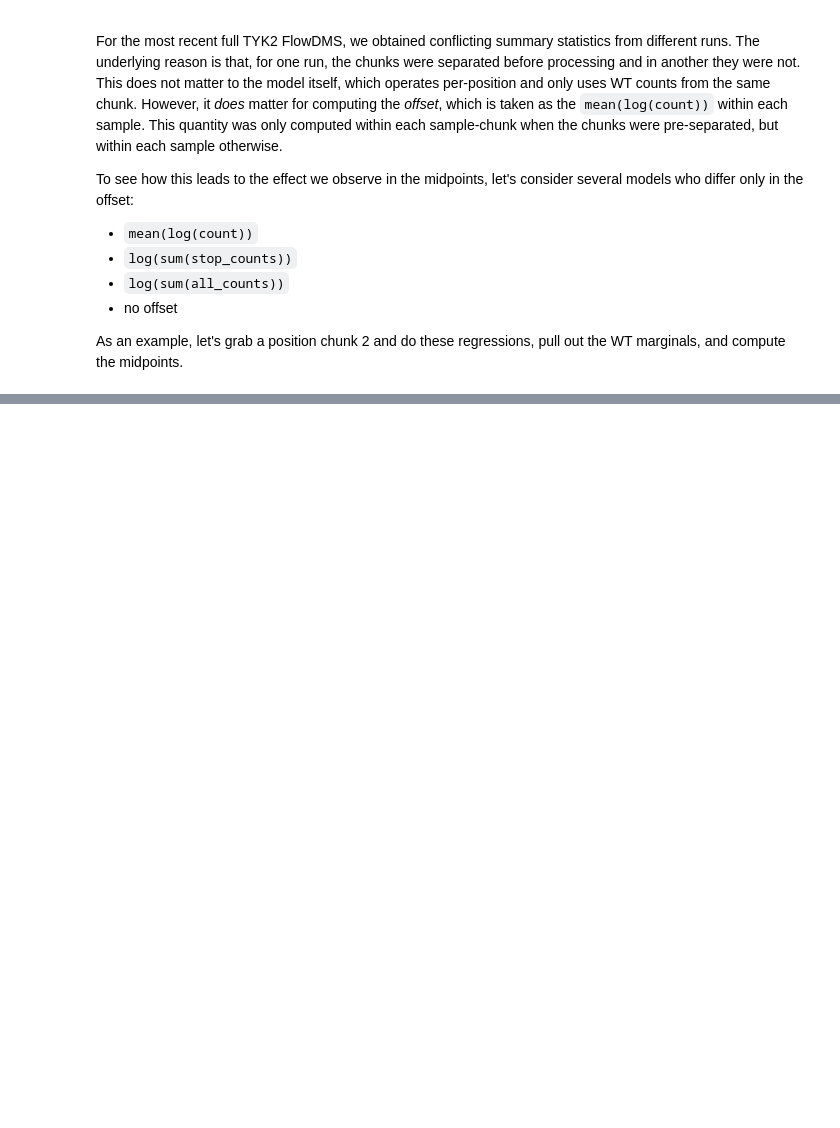
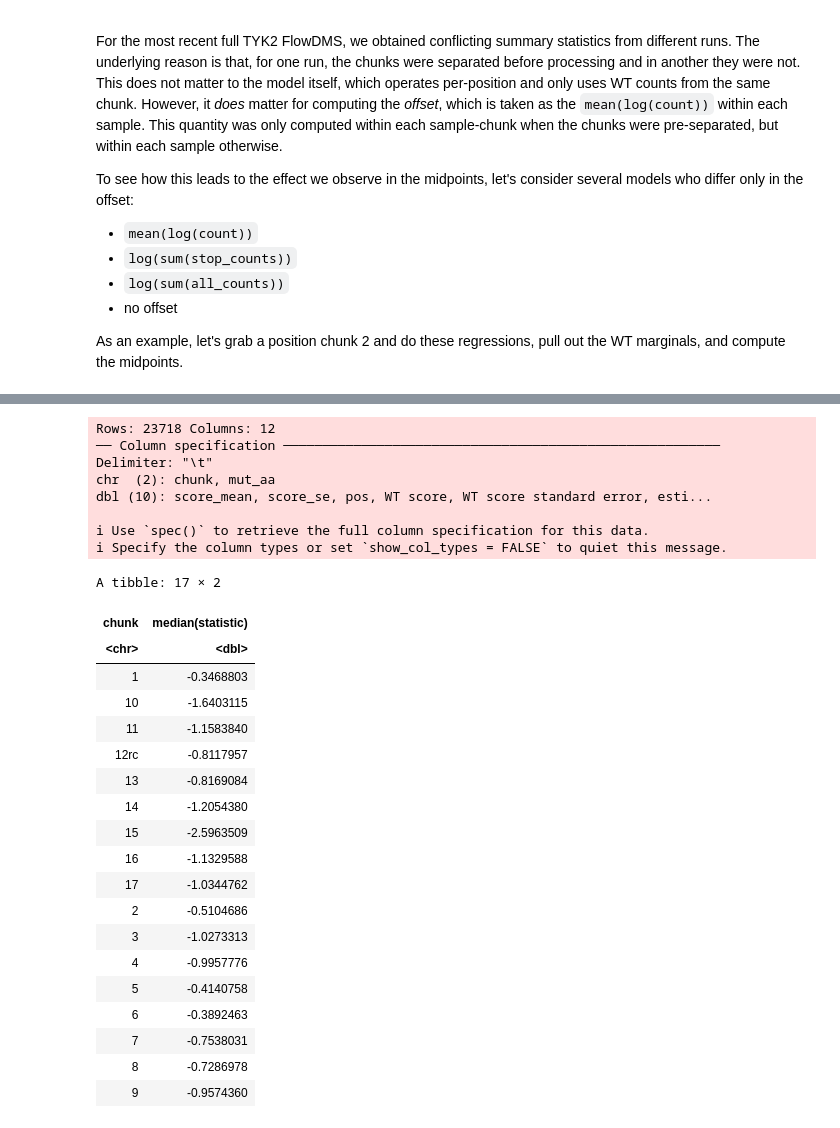
Before and after one commit to MiTPenguin/bms-dms, a Jupyter notebook: notebooks/TYK2-FlowDMS-Offsets.ipynb, the cells around one changed output, grey strips where cells are left out. Drawn from its saved outputs; the diff is of its cells as text; code cells hidden in the pictures; blank space fills up the shorter version.

```diff
--- a/notebooks/TYK2-FlowDMS-Offsets.ipynb
+++ b/notebooks/TYK2-FlowDMS-Offsets.ipynb
@@ -68,0 +247,34 @@ A tibble: 204 × 6
+# %%
+p <- read_tsv("../../bms-dms/sumstats/TYK2-VAMP/run2B/OCNT-VAMPLIB-1-assay-run2B-vampseq-midpoints.sumstats.tsv")
+p %>%
+    group_by(chunk) %>%
+    summarize(median(statistic))
+# %% [output]
+Rows: 23718 Columns: 12
+── Column specification ────────────────────────────────────────────────────────
+Delimiter: "\t"
+chr  (2): chunk, mut_aa
+dbl (10): score_mean, score_se, pos, WT score, WT score standard error, esti...
+
+ℹ Use `spec()` to retrieve the full column specification for this data.
+ℹ Specify the column types or set `show_col_types = FALSE` to quiet this message.
+A tibble: 17 × 2
+| chunk | median(statistic) |
+| <chr> | <dbl> |
+| 1 | -0.3468803 |
+| 10 | -1.6403115 |
+| 11 | -1.1583840 |
+| 12rc | -0.8117957 |
+| 13 | -0.8169084 |
+| 14 | -1.2054380 |
+| 15 | -2.5963509 |
+| 16 | -1.1329588 |
+| 17 | -1.0344762 |
+| 2 | -0.5104686 |
+| 3 | -1.0273313 |
+| 4 | -0.9957776 |
+| 5 | -0.4140758 |
+| 6 | -0.3892463 |
+| 7 | -0.7538031 |
+| 8 | -0.7286978 |
+| 9 | -0.9574360 |
```
Also changed, not shown: parts of 14 cells of this notebook, 9 other files.
